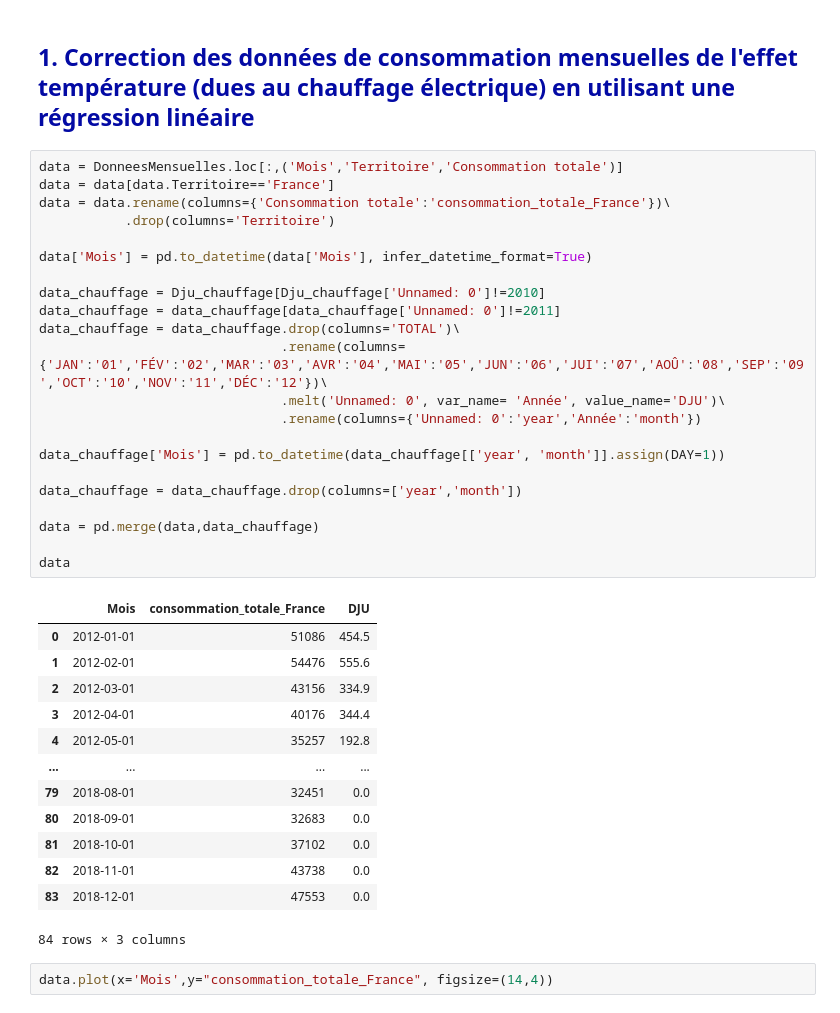
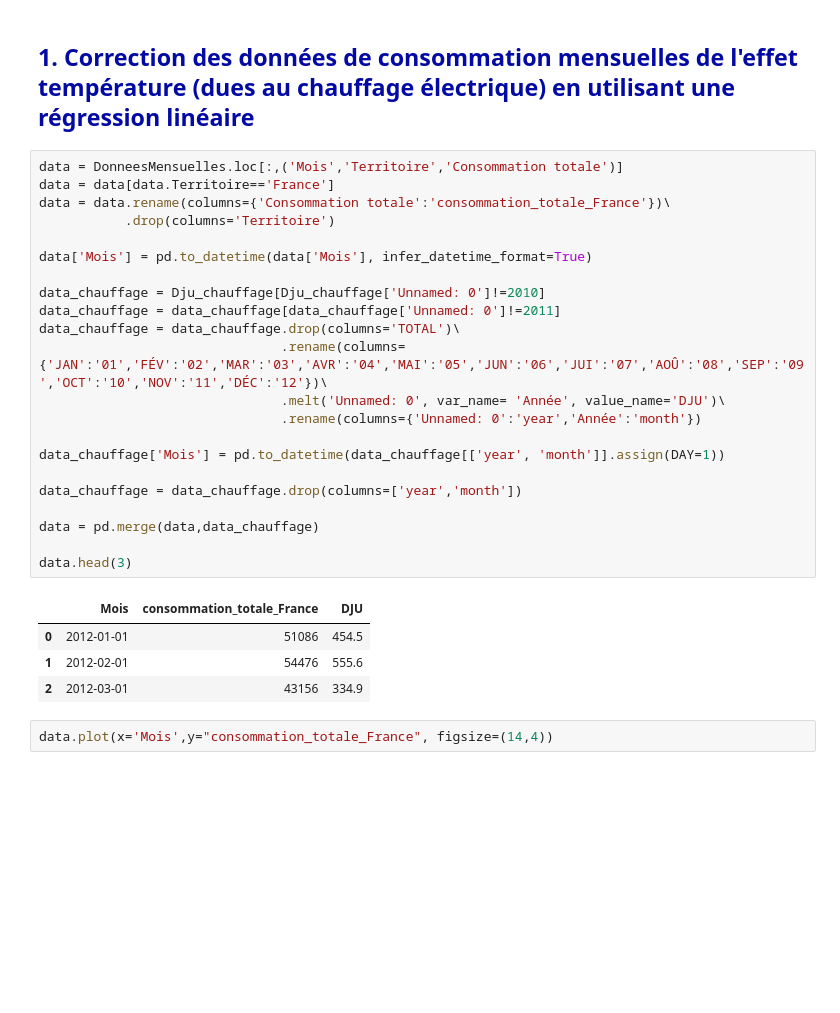
Before and after one commit to MattSioll/DataAnalyst, a Jupyter notebook: Projet 9/P9_01_code.ipynb, the cells around one changed output. Saved outputs shown, nothing was run; the diff lists cells and outputs as text; blank space fills up the shorter version.

```diff
--- a/Projet 9/P9_01_code.ipynb
+++ b/Projet 9/P9_01_code.ipynb
@@ -79,39 +81,30 @@ Source : https://cegibat.grdf.fr/simulateur/calcul-dju
 # %%
 data = DonneesMensuelles.loc[:,('Mois','Territoire','Consommation totale')]
 data = data[data.Territoire=='France']
 data = data.rename(columns={'Consommation totale':'consommation_totale_France'})\
            .drop(columns='Territoire')
 
 data['Mois'] = pd.to_datetime(data['Mois'], infer_datetime_format=True)
 
 data_chauffage = Dju_chauffage[Dju_chauffage['Unnamed: 0']!=2010]
 data_chauffage = data_chauffage[data_chauffage['Unnamed: 0']!=2011]
 data_chauffage = data_chauffage.drop(columns='TOTAL')\
                                .rename(columns={'JAN':'01','FÉV':'02','MAR':'03','AVR':'04','MAI':'05','JUN':'06','JUI':'07','AOÛ':'08','SEP':'09','OCT':'10','NOV':'11','DÉC':'12'})\
                                .melt('Unnamed: 0', var_name= 'Année', value_name='DJU')\
                                .rename(columns={'Unnamed: 0':'year','Année':'month'})
 
 data_chauffage['Mois'] = pd.to_datetime(data_chauffage[['year', 'month']].assign(DAY=1))
 
 data_chauffage = data_chauffage.drop(columns=['year','month'])
 
 data = pd.merge(data,data_chauffage)
 
-data
+data.head(3)
 # %% [output]
 |  | Mois | consommation_totale_France | DJU |
 | 0 | 2012-01-01 | 51086 | 454.5 |
 | 1 | 2012-02-01 | 54476 | 555.6 |
 | 2 | 2012-03-01 | 43156 | 334.9 |
-| 3 | 2012-04-01 | 40176 | 344.4 |
-| 4 | 2012-05-01 | 35257 | 192.8 |
-| ... | ... | ... | ... |
-| 79 | 2018-08-01 | 32451 | 0.0 |
-| 80 | 2018-09-01 | 32683 | 0.0 |
-| 81 | 2018-10-01 | 37102 | 0.0 |
-| 82 | 2018-11-01 | 43738 | 0.0 |
-| 83 | 2018-12-01 | 47553 | 0.0 |
-84 rows × 3 columns
 # %%
 data.plot(x='Mois',y="consommation_totale_France", figsize=(14,4))
 # %% [output]
```
Also changed, not shown: parts of 42 cells of this notebook, 2 other files.
